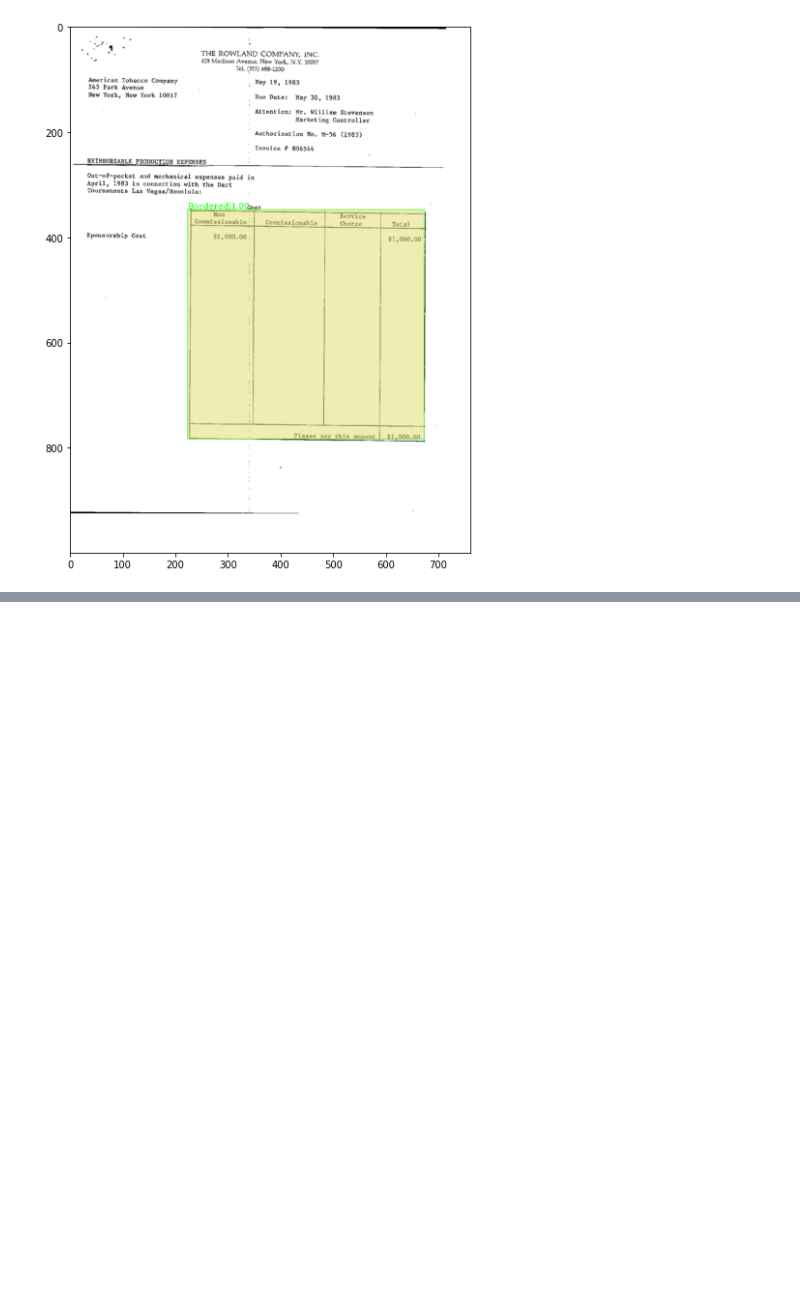
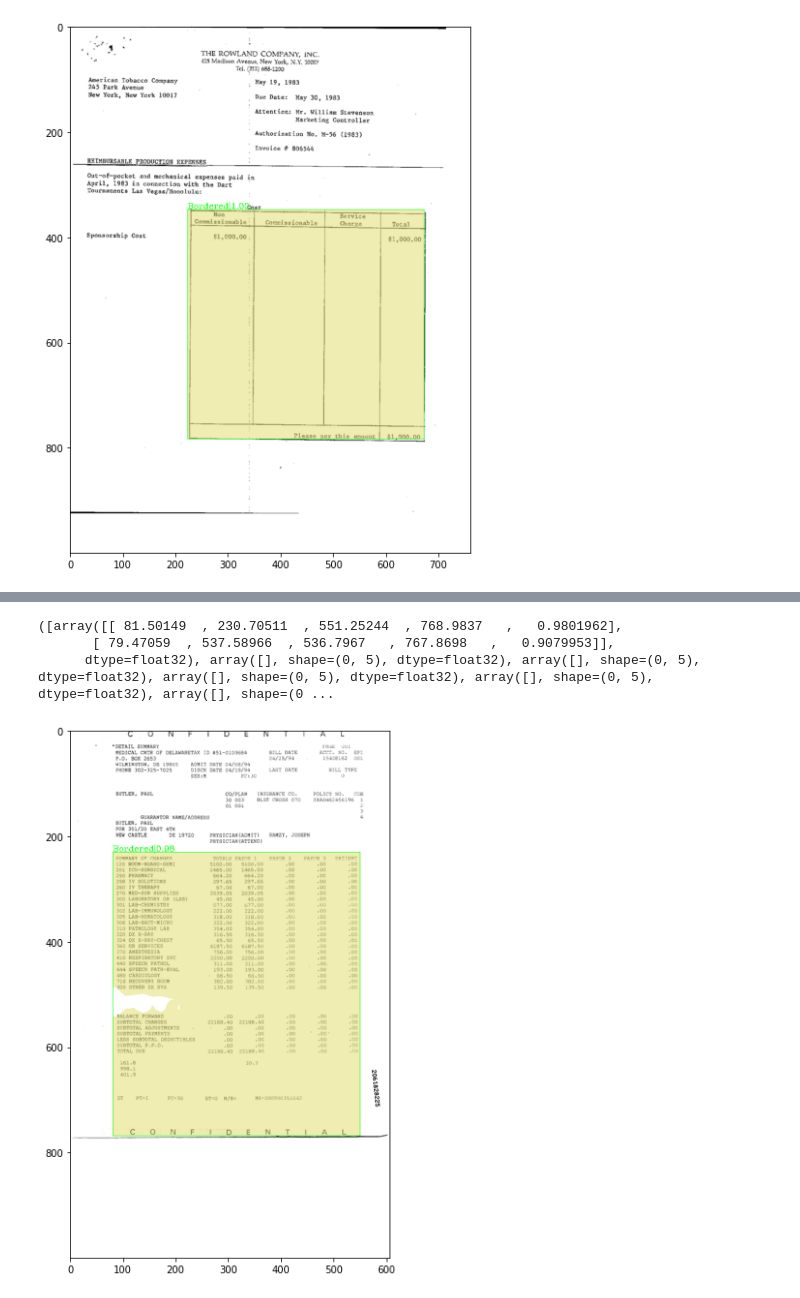
Before and after one commit to RitwickJoshi/Colaboratory, a Jupyter notebook: table_detection.ipynb, the cells around one changed output, grey strips where cells are left out. Saved outputs shown, nothing was run; the diff lists cells and outputs as text; code cells hidden in the pictures; blank space fills up the shorter version.

```diff
--- a/table_detection.ipynb
+++ b/table_detection.ipynb
@@ -83,0 +104,13 @@ show_result_pyplot(img, result,('Bordered', 'Borderless'), score_thr=0.85)
+# %%
+img = "/content/drive/MyDrive/Colab_Notebooks/Dataset_Celebal/train/invoice/2061828225.tif"
+
+# Run Inference
+result = inference_detector(model, img)
+print(result[0][0])
+# Visualization results
+show_result_pyplot(img, result,('Bordered','cell', 'Borderless'), score_thr=0.98)
+# %% [output]
+([array([[ 81.50149  , 230.70511  , 551.25244  , 768.9837   ,   0.9801962],
+       [ 79.47059  , 537.58966  , 536.7967   , 767.8698   ,   0.9079953]],
+      dtype=float32), array([], shape=(0, 5), dtype=float32), array([], shape=(0, 5), dtype=float32), array([], shape=(0, 5), dtype=float32), array([], shape=(0, 5), dtype=float32), array([], shape=(0 ...
+[figure, added]
```
Also changed, not shown: parts of 4 cells of this notebook.
